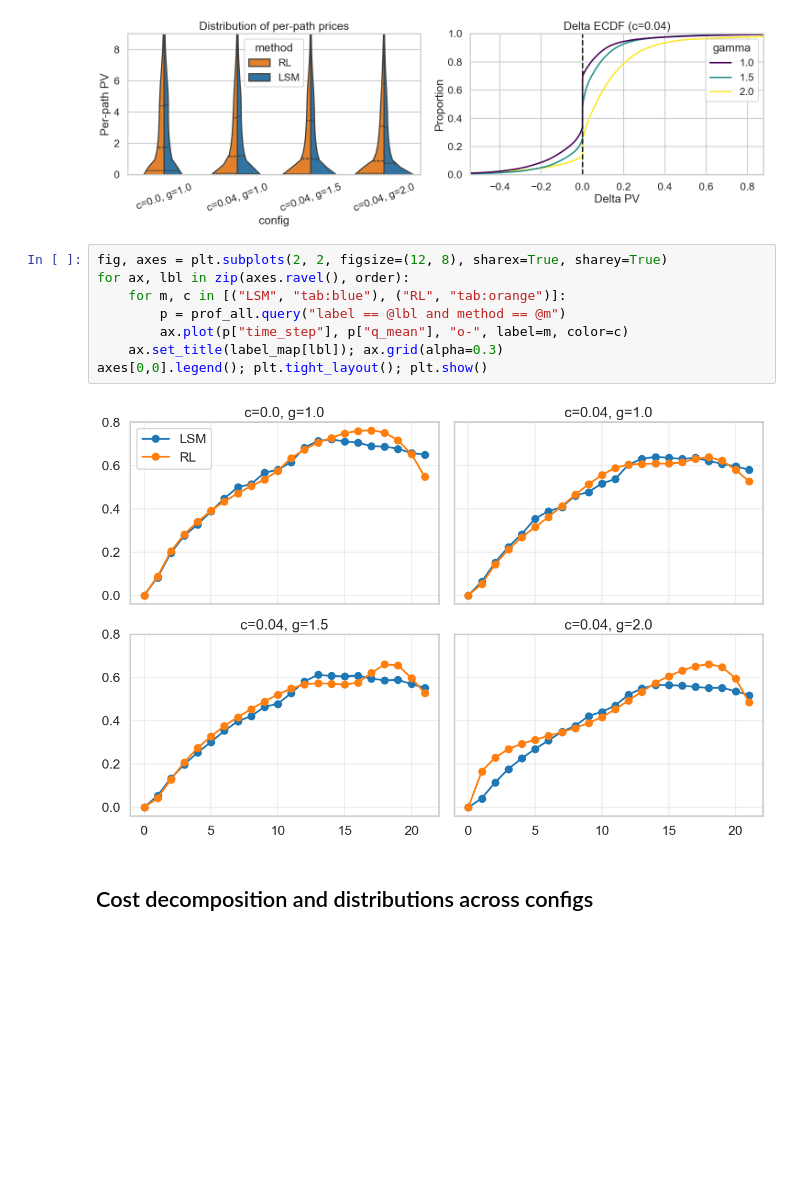
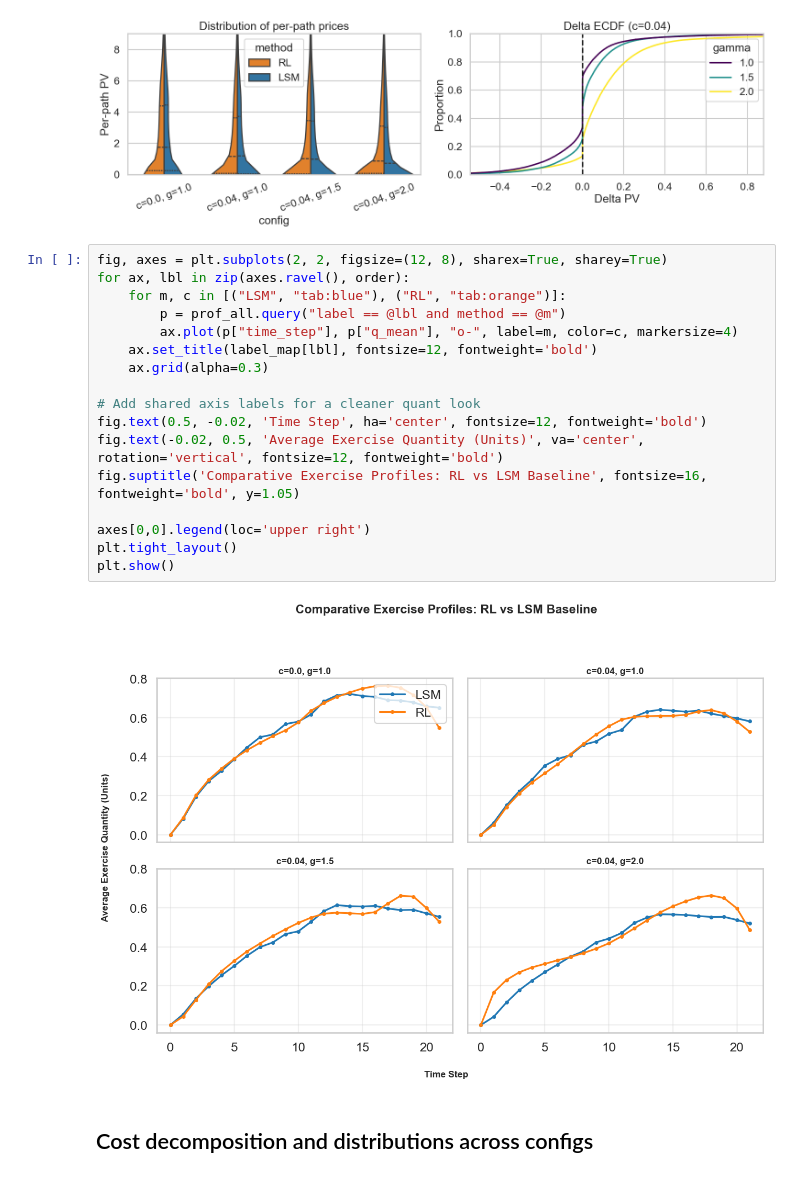
Before and after one commit to ithakis/DRL-Swing-Options, a Jupyter notebook: Jupyter Notebooks/6: Convex costs 0.04 Analysis.ipynb, the cells around one changed output. Drawn from its saved outputs; the diff is of its cells as text; blank space fills up the shorter version.

```diff
--- a/Jupyter Notebooks/6: Convex costs 0.04 Analysis.ipynb
+++ b/Jupyter Notebooks/6: Convex costs 0.04 Analysis.ipynb
@@ -205,13 +211,22 @@ plt.tight_layout(); plt.show()
 # %%
 fig, axes = plt.subplots(2, 2, figsize=(12, 8), sharex=True, sharey=True)
 for ax, lbl in zip(axes.ravel(), order):
     for m, c in [("LSM", "tab:blue"), ("RL", "tab:orange")]:
         p = prof_all.query("label == @lbl and method == @m")
-        ax.plot(p["time_step"], p["q_mean"], "o-", label=m, color=c)
-    ax.set_title(label_map[lbl]); ax.grid(alpha=0.3)
-axes[0,0].legend(); plt.tight_layout(); plt.show()
+        ax.plot(p["time_step"], p["q_mean"], "o-", label=m, color=c, markersize=4)
+    ax.set_title(label_map[lbl], fontsize=12, fontweight='bold')
+    ax.grid(alpha=0.3)
+
+# Add shared axis labels for a cleaner quant look
+fig.text(0.5, -0.02, 'Time Step', ha='center', fontsize=12, fontweight='bold')
+fig.text(-0.02, 0.5, 'Average Exercise Quantity (Units)', va='center', rotation='vertical', fontsize=12, fontweight='bold')
+fig.suptitle('Comparative Exercise Profiles: RL vs LSM Baseline', fontsize=16, fontweight='bold', y=1.05)
+
+axes[0,0].legend(loc='upper right')
+plt.tight_layout()
+plt.show()
 # %% [output]
-[figure, old version]
+[figure, new version]
 # %% [markdown]
 ## Cost decomposition and distributions across configs
 # %%
```
Also changed, not shown: parts of 4 cells of this notebook.
